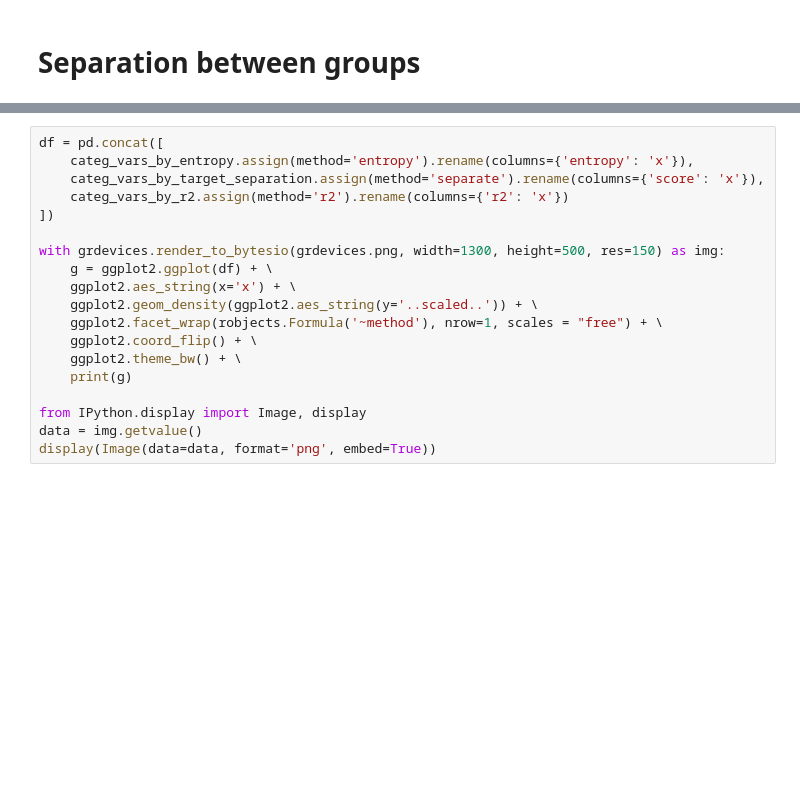
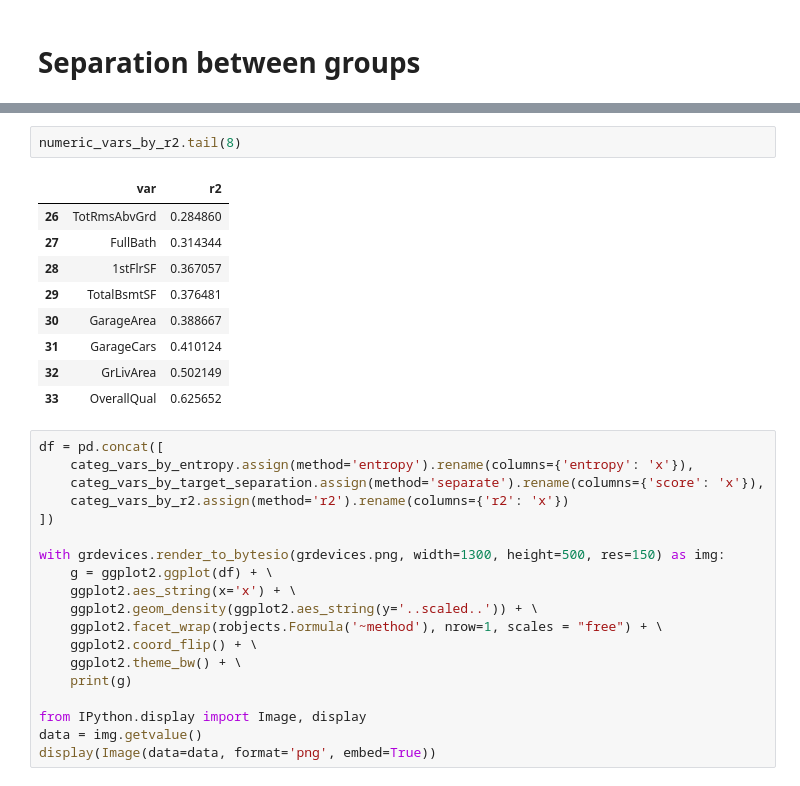
Before and after one commit to MatrixNorm/kaggle, a Jupyter notebook: pybooks/house_prices/01_first_look.ipynb, the cells around one changed output, grey strips where cells are left out. Cells and saved outputs as stored; diff of their text form; blank space fills up the shorter version.

```diff
--- a/pybooks/house_prices/01_first_look.ipynb
+++ b/pybooks/house_prices/01_first_look.ipynb
@@ -420,3 +393,15 @@ categ_vars_by_r2.tail(8)
+# %%
+numeric_vars_by_r2.tail(8)
+# %% [output]
+|  | var | r2 |
+| 26 | TotRmsAbvGrd | 0.284860 |
+| 27 | FullBath | 0.314344 |
+| 28 | 1stFlrSF | 0.367057 |
+| 29 | TotalBsmtSF | 0.376481 |
+| 30 | GarageArea | 0.388667 |
+| 31 | GarageCars | 0.410124 |
+| 32 | GrLivArea | 0.502149 |
+| 33 | OverallQual | 0.625652 |
 # %%
 df = pd.concat([
     categ_vars_by_entropy.assign(method='entropy').rename(columns={'entropy': 'x'}),
```
Also changed, not shown: parts of 17 cells of this notebook, 3 other files.
